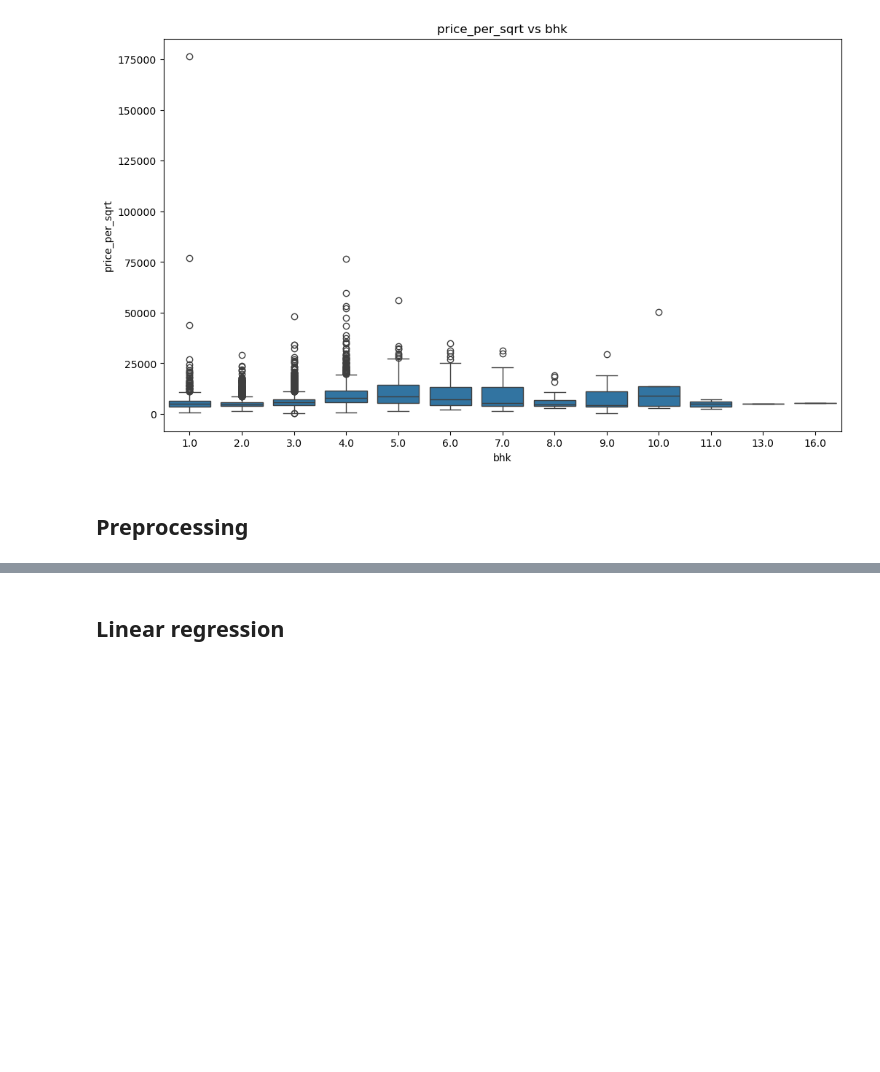
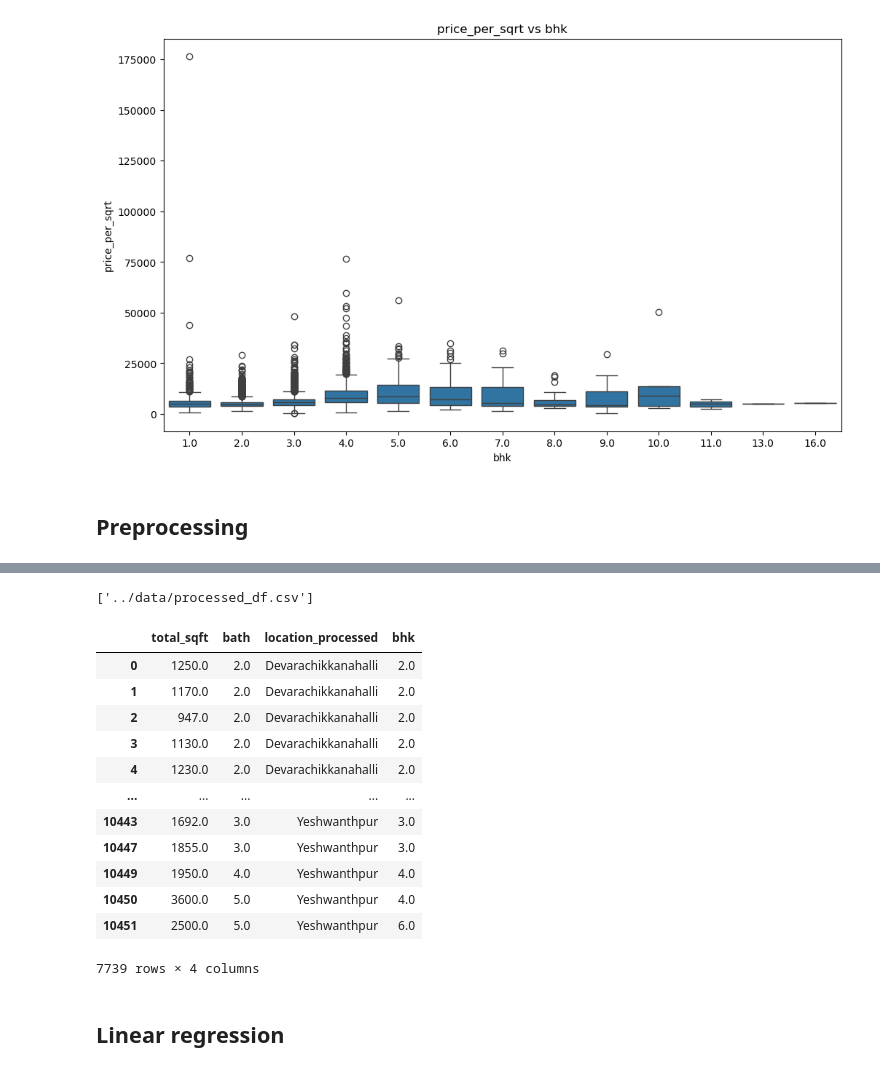
Before and after one commit to majidalimajid561/banglore_house-_price_prediction, a Jupyter notebook: Script/house_Price.ipynb, the cells around one changed output, grey strips where cells are left out. Drawn from its saved outputs; the diff is of its cells as text; code cells hidden in the pictures; blank space fills up the shorter version.

```diff
--- a/Script/house_Price.ipynb
+++ b/Script/house_Price.ipynb
@@ -414,9 +434,30 @@ final_df=df2.drop(columns=['size','price_per_sqrt','balcony'])
+# %%
+import joblib
+joblib.dump(final_df,'../data/processed_df.csv')
+# %% [output]
+['../data/processed_df.csv']
 # %%
 x=final_df.drop(columns=['price'])
 y=final_df['price']
 x_train ,x_test ,y_train,y_test=train_test_split(x,y,test_size=0.2,random_state=42)
 num_col = x_train.select_dtypes(include=['number']).columns
 cat_col=['location_processed']
+# %%
+x
+# %% [output]
+|  | total_sqft | bath | location_processed | bhk |
+| 0 | 1250.0 | 2.0 | Devarachikkanahalli | 2.0 |
+| 1 | 1170.0 | 2.0 | Devarachikkanahalli | 2.0 |
+| 2 | 947.0 | 2.0 | Devarachikkanahalli | 2.0 |
+| 3 | 1130.0 | 2.0 | Devarachikkanahalli | 2.0 |
+| 4 | 1230.0 | 2.0 | Devarachikkanahalli | 2.0 |
+| ... | ... | ... | ... | ... |
+| 10443 | 1692.0 | 3.0 | Yeshwanthpur | 3.0 |
+| 10447 | 1855.0 | 3.0 | Yeshwanthpur | 3.0 |
+| 10449 | 1950.0 | 4.0 | Yeshwanthpur | 4.0 |
+| 10450 | 3600.0 | 5.0 | Yeshwanthpur | 4.0 |
+| 10451 | 2500.0 | 5.0 | Yeshwanthpur | 6.0 |
+7739 rows × 4 columns
 # %% [markdown]
 ## Linear regression
 # %%
```
Also changed, not shown: parts of 1 cell of this notebook, 8 other files.
